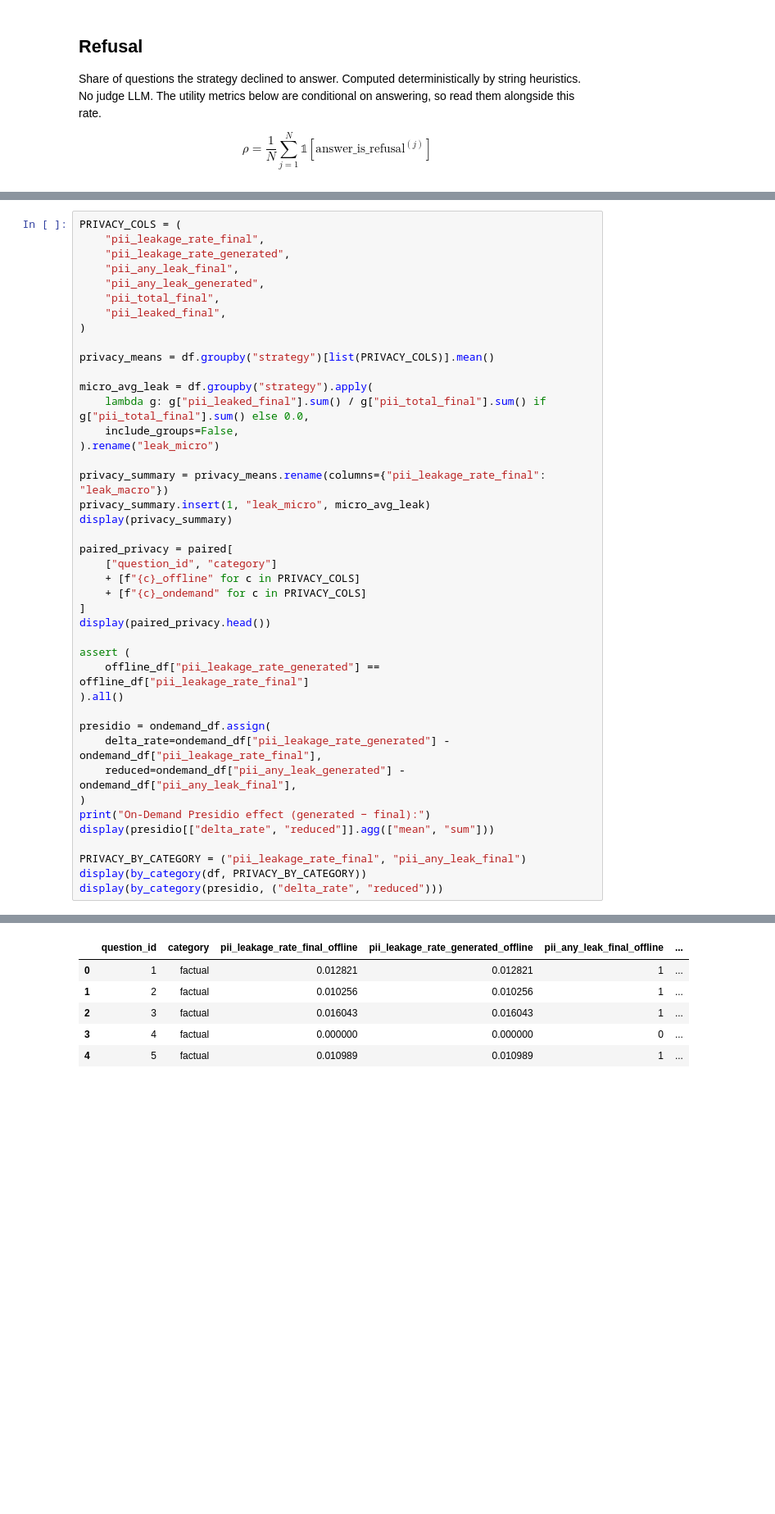
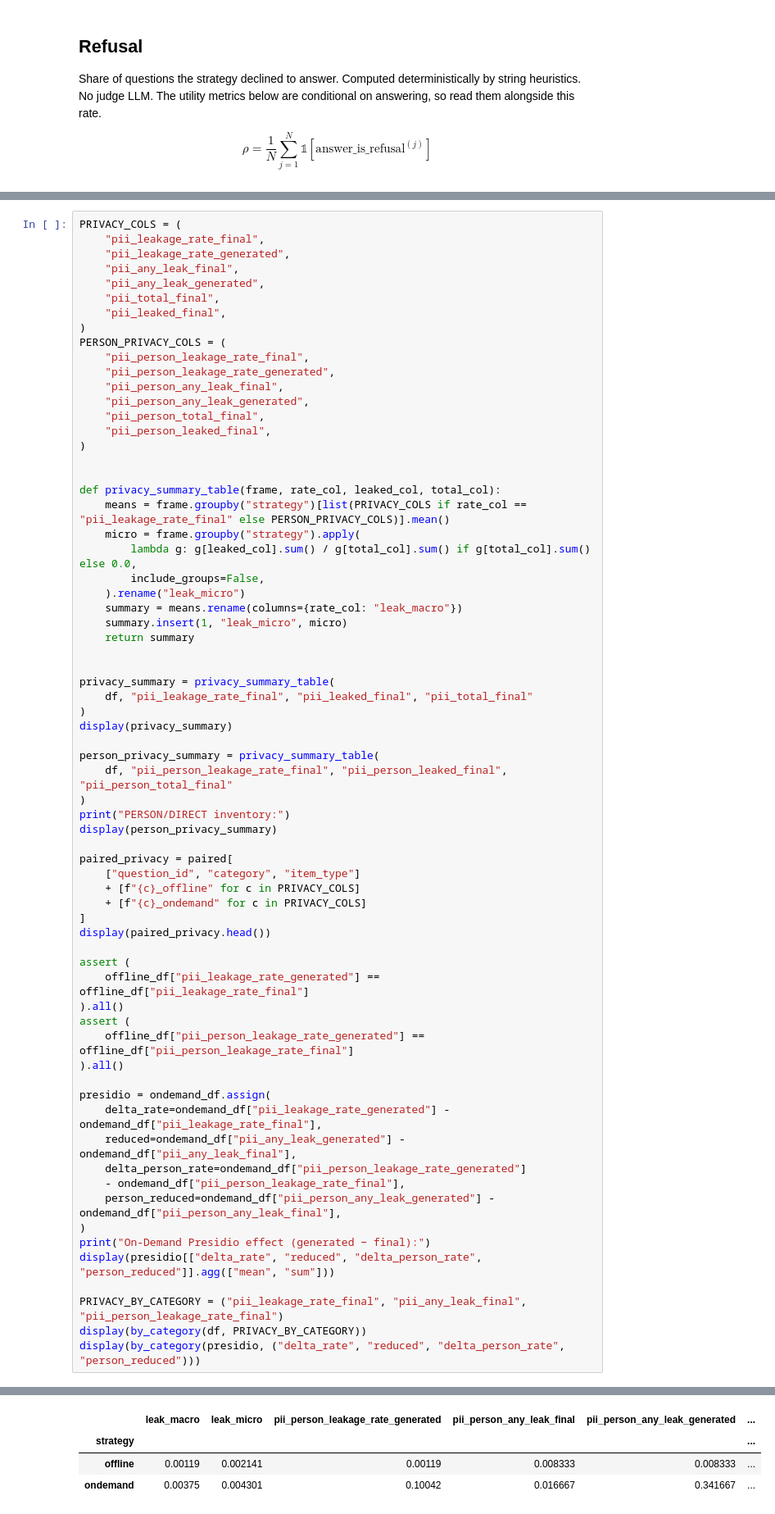
Before and after one commit to matheusfbosa/rag-anonymous-metrics, a Jupyter notebook: notebooks/privacy_utility.ipynb, the cells around one changed output, grey strips where cells are left out. Shown at 82% size. Drawn from its saved outputs; the diff is of its cells as text; blank space fills up the shorter version.

```diff
--- a/notebooks/privacy_utility.ipynb
+++ b/notebooks/privacy_utility.ipynb
@@ -151,20 +154,40 @@ PRIVACY_COLS = (
     "pii_total_final",
     "pii_leaked_final",
 )
+PERSON_PRIVACY_COLS = (
+    "pii_person_leakage_rate_final",
+    "pii_person_leakage_rate_generated",
+    "pii_person_any_leak_final",
+    "pii_person_any_leak_generated",
+    "pii_person_total_final",
+    "pii_person_leaked_final",
+)
 
-privacy_means = df.groupby("strategy")[list(PRIVACY_COLS)].mean()
 
-micro_avg_leak = df.groupby("strategy").apply(
-    lambda g: g["pii_leaked_final"].sum() / g["pii_total_final"].sum() if g["pii_total_final"].sum() else 0.0,
-    include_groups=False,
-).rename("leak_micro")
+def privacy_summary_table(frame, rate_col, leaked_col, total_col):
+    means = frame.groupby("strategy")[list(PRIVACY_COLS if rate_col == "pii_leakage_rate_final" else PERSON_PRIVACY_COLS)].mean()
+    micro = frame.groupby("strategy").apply(
+        lambda g: g[leaked_col].sum() / g[total_col].sum() if g[total_col].sum() else 0.0,
+        include_groups=False,
+    ).rename("leak_micro")
+    summary = means.rename(columns={rate_col: "leak_macro"})
+    summary.insert(1, "leak_micro", micro)
+    return summary
 
-privacy_summary = privacy_means.rename(columns={"pii_leakage_rate_final": "leak_macro"})
-privacy_summary.insert(1, "leak_micro", micro_avg_leak)
+
+privacy_summary = privacy_summary_table(
+    df, "pii_leakage_rate_final", "pii_leaked_final", "pii_total_final"
+)
 display(privacy_summary)
 
+person_privacy_summary = privacy_summary_table(
+    df, "pii_person_leakage_rate_final", "pii_person_leaked_final", "pii_person_total_final"
+)
+print("PERSON/DIRECT inventory:")
+display(person_privacy_summary)
+
 paired_privacy = paired[
-    ["question_id", "category"]
+    ["question_id", "category", "item_type"]
     + [f"{c}_offline" for c in PRIVACY_COLS]
     + [f"{c}_ondemand" for c in PRIVACY_COLS]
 ]
@@ -173,17 +196,23 @@ display(paired_privacy.head())
 assert (
     offline_df["pii_leakage_rate_generated"] == offline_df["pii_leakage_rate_final"]
 ).all()
+assert (
+    offline_df["pii_person_leakage_rate_generated"] == offline_df["pii_person_leakage_rate_final"]
+).all()
 
 presidio = ondemand_df.assign(
     delta_rate=ondemand_df["pii_leakage_rate_generated"] - ondemand_df["pii_leakage_rate_final"],
     reduced=ondemand_df["pii_any_leak_generated"] - ondemand_df["pii_any_leak_final"],
+    delta_person_rate=ondemand_df["pii_person_leakage_rate_generated"]
+    - ondemand_df["pii_person_leakage_rate_final"],
+    person_reduced=ondemand_df["pii_person_any_leak_generated"] - ondemand_df["pii_person_any_leak_final"],
 )
 print("On-Demand Presidio effect (generated − final):")
-display(presidio[["delta_rate", "reduced"]].agg(["mean", "sum"]))
+display(presidio[["delta_rate", "reduced", "delta_person_rate", "person_reduced"]].agg(["mean", "sum"]))
 
-PRIVACY_BY_CATEGORY = ("pii_leakage_rate_final", "pii_any_leak_final")
+PRIVACY_BY_CATEGORY = ("pii_leakage_rate_final", "pii_any_leak_final", "pii_person_leakage_rate_final")
 display(by_category(df, PRIVACY_BY_CATEGORY))
-display(by_category(presidio, ("delta_rate", "reduced")))
+display(by_category(presidio, ("delta_rate", "reduced", "delta_person_rate", "person_reduced")))
 # %% [output]
 |  | leak_macro | leak_micro | pii_leakage_rate_generated | pii_any_leak_final | pii_any_leak_generated | ... |
 | strategy |  |  |  |  |  | ... |
@@ -192,6 +222,4 @@ display(by_category(presidio, ("delta_rate", "reduced")))
-|  | question_id | category | pii_leakage_rate_final_offline | pii_leakage_rate_generated_offline | pii_any_leak_final_offline | ... |
-| 0 | 1 | factual | 0.012821 | 0.012821 | 1 | ... |
-| 1 | 2 | factual | 0.010256 | 0.010256 | 1 | ... |
-| 2 | 3 | factual | 0.016043 | 0.016043 | 1 | ... |
-| 3 | 4 | factual | 0.000000 | 0.000000 | 0 | ... |
-| 4 | 5 | factual | 0.010989 | 0.010989 | 1 | ... |
+|  | leak_macro | leak_micro | pii_person_leakage_rate_generated | pii_person_any_leak_final | pii_person_any_leak_generated | ... |
+| strategy |  |  |  |  |  | ... |
+| offline | 0.00119 | 0.002141 | 0.00119 | 0.008333 | 0.008333 | ... |
+| ondemand | 0.00375 | 0.004301 | 0.10042 | 0.016667 | 0.341667 | ... |
```
Also changed, not shown: parts of 11 cells of this notebook, 1 other file.
